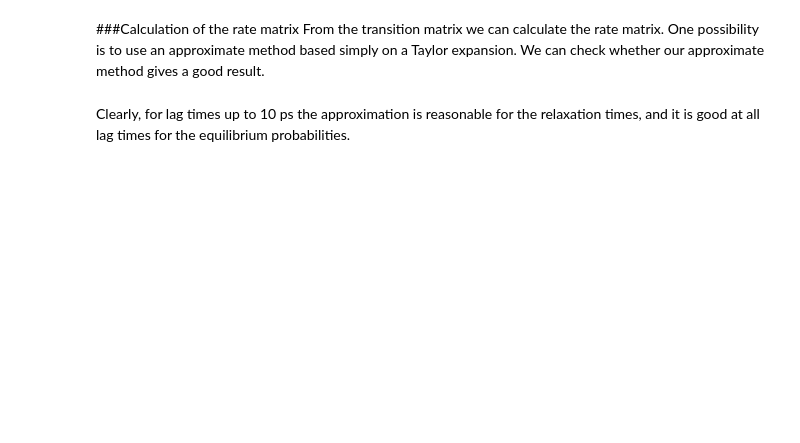
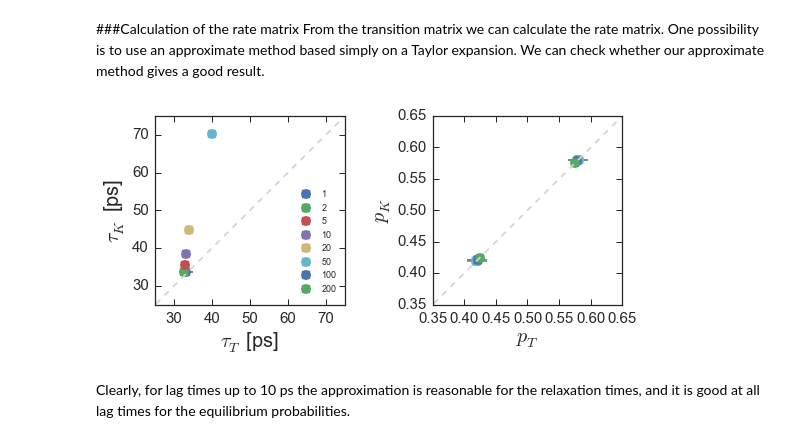
Before and after one commit to BioKT/MasterMSM, a Jupyter notebook: examples/alanine_dipeptide/ala_dipeptide.ipynb, the cells around one changed output. Saved outputs shown, nothing was run; the diff lists cells and outputs as text; code cells hidden in the pictures; blank space fills up the shorter version.

```diff
--- a/examples/alanine_dipeptide/ala_dipeptide.ipynb
+++ b/examples/alanine_dipeptide/ala_dipeptide.ipynb
@@ -135,20 +120,29 @@ We check whether the approximate method to calculate the rate works well.
 ###Calculation of the rate matrix
 From the transition matrix we can calculate the rate matrix. One possibility is to use an approximate method based simply on a Taylor expansion. We can check whether our approximate method gives a good result.
 # %%
-fig, ax = plt.subplots(1,2, figsize=(6.5,3))
-for i in [1, 2, 5, 10, 20, 50]:
-    ax[0].errorbar(msm_alaTB.msms[i].tauT, msm_alaTB.msms[i].tauK, fmt='o', xerr=msm_alaTB.msms[i].tau_std)
-    ax[1].errorbar(msm_alaTB.msms[i].peqT, msm_alaTB.msms[i].peqK, fmt='o', xerr=msm_alaTB.msms[i].peq_std)
-ax[0].plot([10,100],[10,100],'--', alpha=0.4)
-ax[1].plot([0.1,1],[0.1,1],'--', alpha=0.4)
-ax[0].set_xscale('log')
-ax[0].set_yscale('log')
-ax[1].set_xscale('log')
-ax[1].set_yscale('log')
-ax[0].set_xlabel(r'$\tau_T$', fontsize=16)
-ax[0].set_ylabel(r'$\tau_K$', fontsize=16)
-ax[1].set_xlabel(r'$p_T$', fontsize=16)
-ax[1].set_ylabel(r'$p_K$', fontsize=16)
+fig, ax = plt.subplots(1,2, figsize=(7.5,3.5))
+for i in [1, 2, 5, 10, 20, 50, 100, 200]:
+    msm_alaTB.msms[i].do_rate()
+    ax[0].errorbar(msm_alaTB.msms[i].tauT, msm_alaTB.msms[i].tauK, fmt='o', xerr=msm_alaTB.msms[i].tau_std, markersize=10, label=str(i))
+    ax[1].errorbar(msm_alaTB.msms[i].peqT, msm_alaTB.msms[i].peqK, fmt='o', xerr=msm_alaTB.msms[i].peq_std, markersize=10, label=str(i))
+
+ax[0].plot([0,100],[0,100],'--', color='lightgray')
+ax[0].set_xlabel(r'$\tau_T$ [ps]', fontsize=20)
+ax[0].set_ylabel(r'$\tau_K$ [ps]', fontsize=20)
+ax[0].set_xlim(25,75)
+ax[0].set_ylim(25,75)
+
+ax[1].plot([0.1,1],[0.1,1],'--', color='lightgray')
+#ax[1].set_xscale('log')
+#ax[1].set_yscale('log')
+ax[1].set_xlabel(r'$p_T$', fontsize=20)
+ax[1].set_ylabel(r'$p_K$', fontsize=20)
+ax[1].set_xlim(0.35,0.65)
+ax[1].set_ylim(0.35,0.65)
+
+ax[0].legend(fontsize=9, bbox_to_anchor=(1.0, 0.65))
 plt.tight_layout(pad=0.4, w_pad=3)
+# %% [output]
+[figure, added]
 # %% [markdown]
 Clearly, for lag times up to 10 ps the approximation is reasonable for the relaxation times, and it is good at all lag times for the equilibrium probabilities.
```
Also changed, not shown: parts of 7 cells of this notebook.
